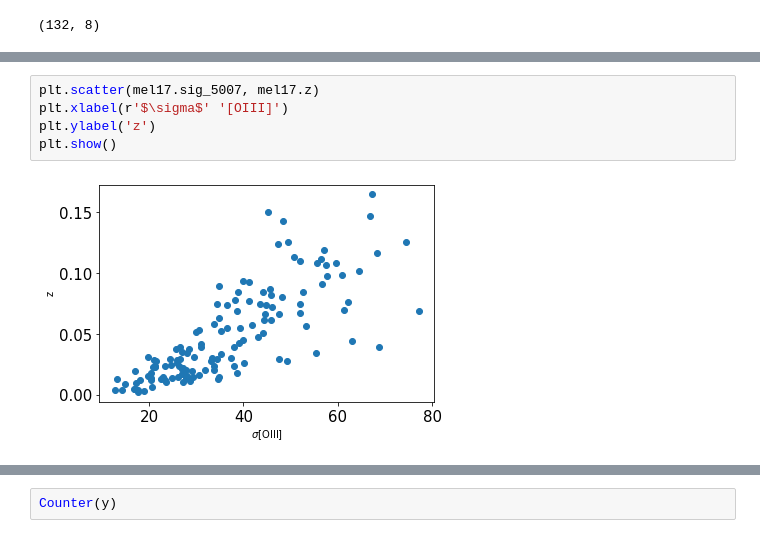
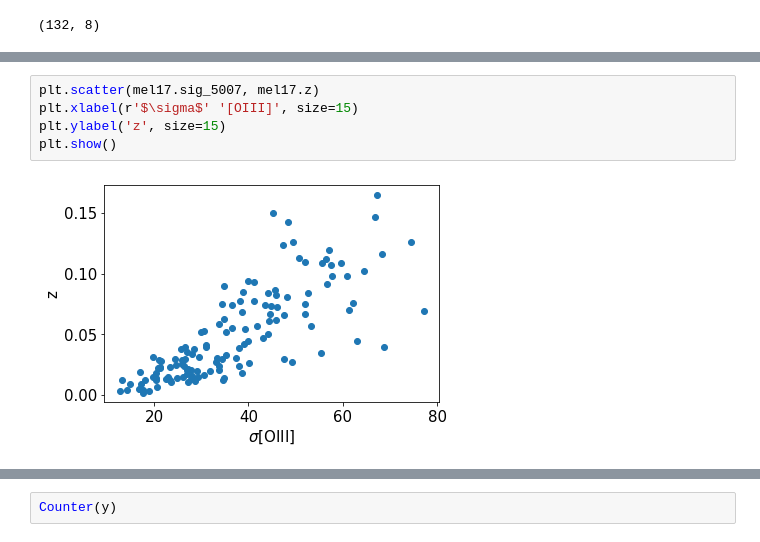
Before and after one commit to vbordalo/lsigma_hiigs, a Jupyter notebook: exploration/sigma-z_bias.ipynb, the cells around one changed output, grey strips where cells are left out. Drawn from its saved outputs; the diff is of its cells as text.

```diff
--- a/exploration/sigma-z_bias.ipynb
+++ b/exploration/sigma-z_bias.ipynb
@@ -34,7 +40,7 @@ plt.show()
 # %%
 plt.scatter(mel17.sig_5007, mel17.z)
-plt.xlabel(r'$\sigma$' '[OIII]')
-plt.ylabel('z')
+plt.xlabel(r'$\sigma$' '[OIII]', size=15)
+plt.ylabel('z', size=15)
 plt.show()
 # %% [output]
-[figure, old version]
+[figure, new version]
```
Also changed, not shown: parts of 18 cells of this notebook, 2 other files.
